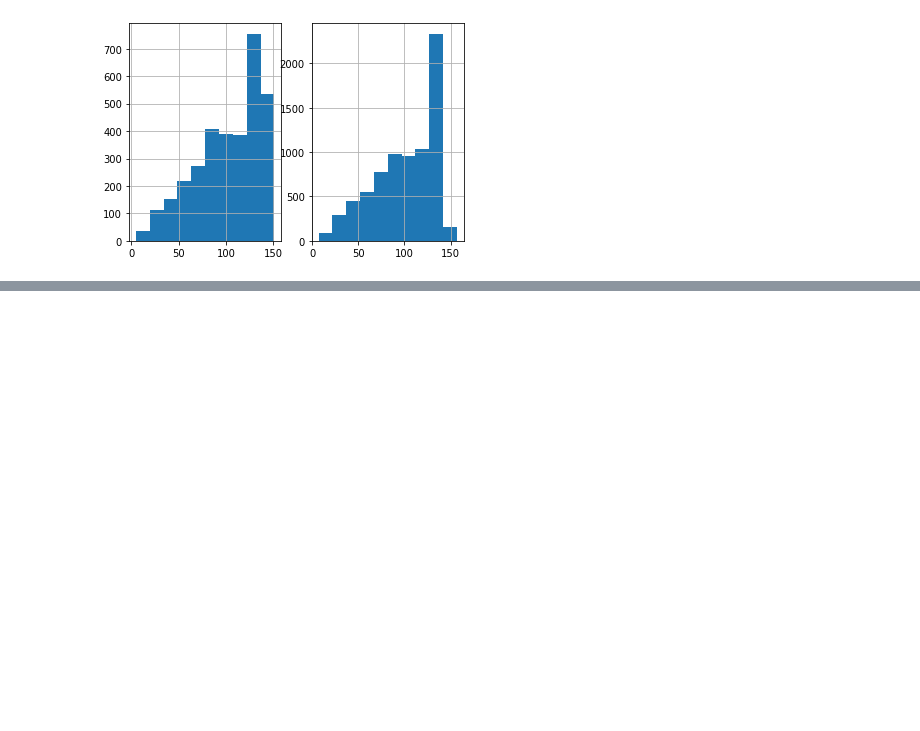
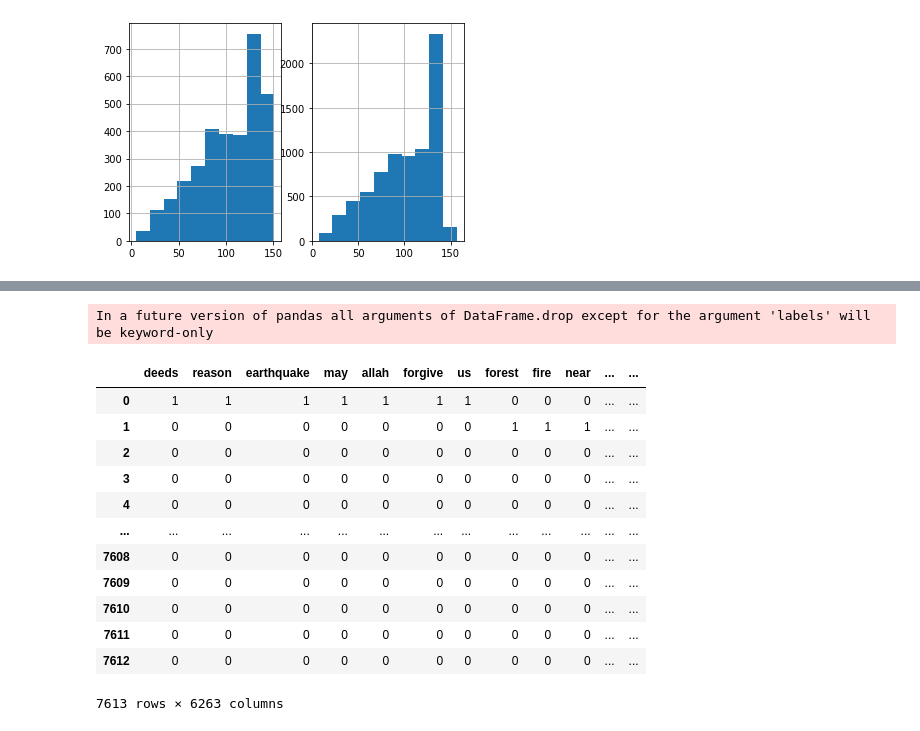
Before and after one commit to Alexandre-Caldeira/disaster-tweets-nlp, a Jupyter notebook: disastertweets-notebook2f42bd63a0.ipynb, the cells around one changed output, grey strips where cells are left out. Drawn from its saved outputs; the diff is of its cells as text; code cells hidden in the pictures; blank space fills up the shorter version.

```diff
--- a/disastertweets-notebook2f42bd63a0.ipynb
+++ b/disastertweets-notebook2f42bd63a0.ipynb
@@ -502,0 +522,19 @@ plot_graphs(history, "loss")
+# %%
+outro = pd.DataFrame(matrix2, columns=columns2)
+outro['sentiment'] = train['sentiment']
+outro.drop('target',1)
+# %% [output]
+In a future version of pandas all arguments of DataFrame.drop except for the argument 'labels' will be keyword-only
+|  | deeds | reason | earthquake | may | allah | forgive | us | forest | fire | near | ... | ... |
+| 0 | 1 | 1 | 1 | 1 | 1 | 1 | 1 | 0 | 0 | 0 | ... | ... |
+| 1 | 0 | 0 | 0 | 0 | 0 | 0 | 0 | 1 | 1 | 1 | ... | ... |
+| 2 | 0 | 0 | 0 | 0 | 0 | 0 | 0 | 0 | 0 | 0 | ... | ... |
+| 3 | 0 | 0 | 0 | 0 | 0 | 0 | 0 | 0 | 0 | 0 | ... | ... |
+| 4 | 0 | 0 | 0 | 0 | 0 | 0 | 0 | 0 | 0 | 0 | ... | ... |
+| ... | ... | ... | ... | ... | ... | ... | ... | ... | ... | ... | ... | ... |
+| 7608 | 0 | 0 | 0 | 0 | 0 | 0 | 0 | 0 | 0 | 0 | ... | ... |
+| 7609 | 0 | 0 | 0 | 0 | 0 | 0 | 0 | 0 | 0 | 0 | ... | ... |
+| 7610 | 0 | 0 | 0 | 0 | 0 | 0 | 0 | 0 | 0 | 0 | ... | ... |
+| 7611 | 0 | 0 | 0 | 0 | 0 | 0 | 0 | 0 | 0 | 0 | ... | ... |
+| 7612 | 0 | 0 | 0 | 0 | 0 | 0 | 0 | 0 | 0 | 0 | ... | ... |
+7613 rows × 6263 columns
```
Also changed, not shown: parts of 36 cells of this notebook.
